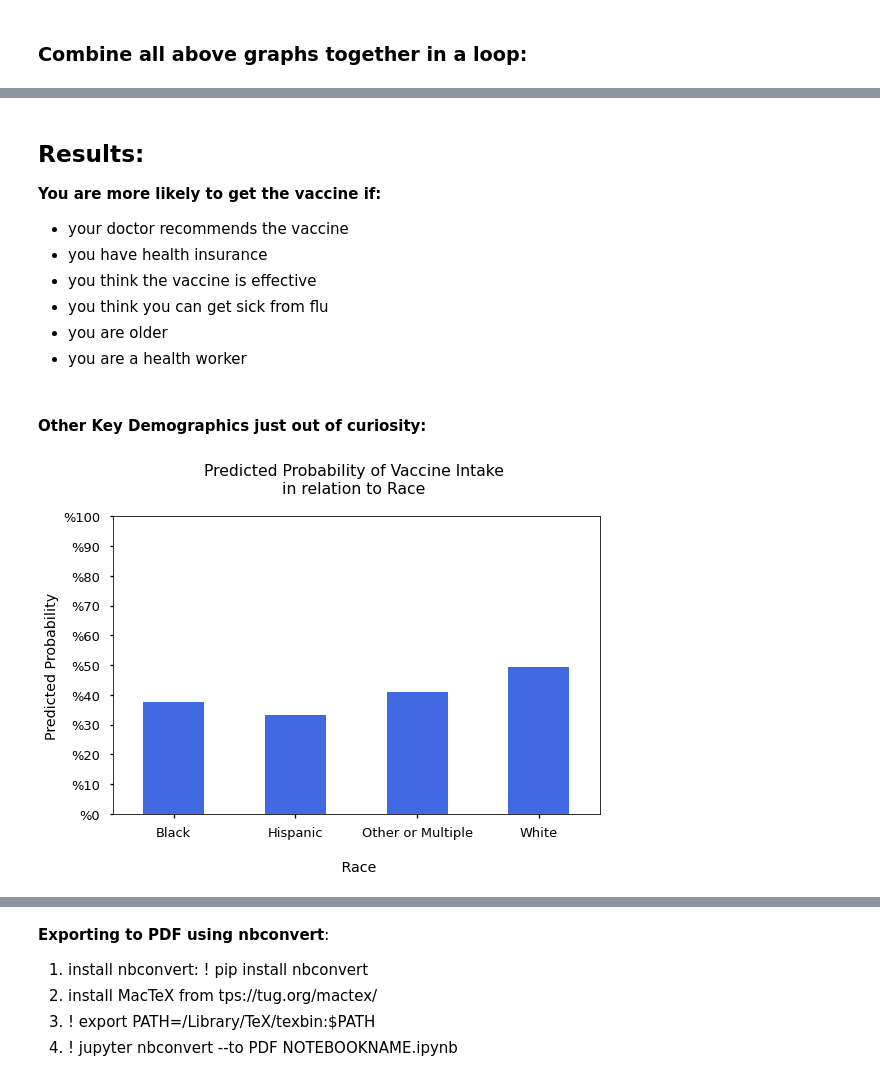
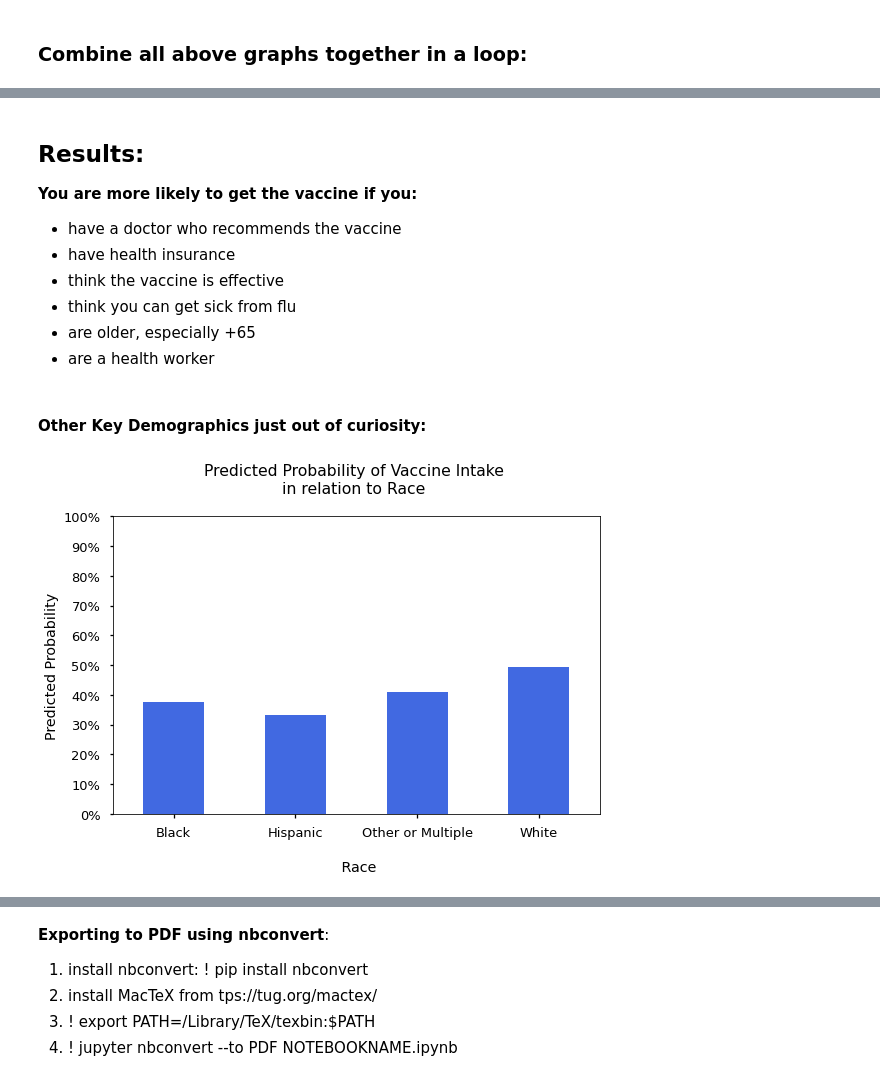
Before and after one commit to erdemiraysu/Seasonal_Flu_Vaccine_Intake_Classification, a Jupyter notebook: Notebook.ipynb, the cells around one changed output, grey strips where cells are left out. Cells and saved outputs as stored; diff of their text form; code cells hidden in the pictures.

```diff
--- a/Notebook.ipynb
+++ b/Notebook.ipynb
@@ -2177,7 +2202,7 @@ with plt.style.context('seaborn-talk'):
     ax.set_xticklabels(["Not at all", "Not very", " Don't know", " Somewhat", "Very"], rotation = 25)
     ax.set_ylabel("Predicted Probability")
     ax.set_yticks(range(0,110,10))
-    ax.yaxis.set_major_formatter(mpl.ticker.StrMethodFormatter('%{x:,.0f}'))
+    ax.yaxis.set_major_formatter(mpl.ticker.StrMethodFormatter('{x:,.0f}%'))
     ax.set_title("Predicted Probability of Vaccine Intake \nin relation to Vaccine Effectiveness \n")
     fig.tight_layout()
     fig.savefig('./images/PredictedPlot_opinion_seas_vacc_effective', dpi=300, bbox_inches='tight')
@@ -2192,7 +2217,7 @@ with plt.style.context('seaborn-talk'):
     ax.set_xticklabels(["Very low", "Somewhat low", " Don't know", " Somewhat high", "Very high"], rotation = 25)
     ax.set_ylabel("Predicted Probability")
     ax.set_yticks(range(0,110,10))
-    ax.yaxis.set_major_formatter(mpl.ticker.StrMethodFormatter('%{x:,.0f}'))
+    ax.yaxis.set_major_formatter(mpl.ticker.StrMethodFormatter('{x:,.0f}%'))
     ax.set_title("Predicted Probability of Vaccine Intake \nin relation to Risk of Sickness \n")
     fig.tight_layout()
     fig.savefig('./images/PredictedPlot_opinion_seas_risk', dpi=300, bbox_inches='tight')
@@ -2207,7 +2232,7 @@ with plt.style.context('seaborn-talk'):
     ax.set_xticklabels(["13-34", "35-44", "45-54", "55-64", "65+"], rotation = 0)
     ax.set_ylabel("Predicted Probability")
     ax.set_yticks(range(0,110,10))
-    ax.yaxis.set_major_formatter(mpl.ticker.StrMethodFormatter('%{x:,.0f}'))
+    ax.yaxis.set_major_formatter(mpl.ticker.StrMethodFormatter('{x:,.0f}%'))
     ax.set_title("Predicted Probability of Vaccine Intake \nin relation to Age \n")
     fig.tight_layout()
     fig.savefig('./images/PredictedPlot_age_group', dpi=300, bbox_inches='tight')
@@ -2220,7 +2245,7 @@ def probability_plot(data, column, target, ax):  # if ax = None no axis sent and
     (data.groupby(column)[target].mean()*100).plot.bar(ax= ax, color = 'royalblue')
     ax.set_ylabel("Predicted Probability")
     ax.set_yticks(range(0,110,10))
-    ax.yaxis.set_major_formatter(mpl.ticker.StrMethodFormatter('%{x:,.0f}'))
+    ax.yaxis.set_major_formatter(mpl.ticker.StrMethodFormatter('{x:,.0f}%'))
 # %%
 columns = ['doctor_recc_seasonal', 'health_insurance', 'opinion_seas_vacc_effective', 'opinion_seas_risk', 'age_group', 'health_worker']
 labels = ["Doctor Recommended", "Health Insurance", "Vaccine Effectiveness", "Risk of sickness", "Age Group", "Health Worker"]
@@ -2267,31 +2292,31 @@ with plt.style.context('seaborn-talk'):
 # %% [markdown]
 ## Results:
 
-**You are more likely to get the vaccine if:**
+**You are more likely to get the vaccine if you:**
 
-   - your doctor recommends the vaccine
-   - you have health insurance
-   - you think the vaccine is effective
-   - you think you can get sick from flu
-   - you are older
-   - you are a health worker
+   - have a doctor who recommends the vaccine
+   - have health insurance
+   - think the vaccine is effective
+   - think you can get sick from flu
+   - are older, especially +65
+   - are a health worker
 # %% [markdown]
 #### Other Key Demographics just out of curiosity:
 # %%
 with plt.style.context('seaborn-talk'):
     fig, ax = plt.subplots(figsize=(8,6))
     (df_predicted.groupby("race")['seasonal_vaccine_pred'].mean()*100).plot.bar(ax=ax, color = 'royalblue')
     ax.set_xlabel("\n Race")
     ax.set_xticks([0,1,2,3])
     ax.set_xticklabels(["Black", "Hispanic", "Other or Multiple", "White"], rotation = 0)
     ax.set_ylabel("Predicted Probability")
     ax.set_yticks(range(0,110,10))
-    ax.yaxis.set_major_formatter(mpl.ticker.StrMethodFormatter('%{x:,.0f}'))
+    ax.yaxis.set_major_formatter(mpl.ticker.StrMethodFormatter('{x:,.0f}%'))
     ax.set_title("Predicted Probability of Vaccine Intake \nin relation to Race \n")
     fig.tight_layout()
     fig.savefig('./images/PredictedPlot_race', dpi=300, bbox_inches='tight')
 # %% [output]
-[figure, old version]
+[figure, new version]
 # %%
 with plt.style.context('seaborn-talk'):
     fig, ax = plt.subplots(figsize=(8,6))
```
Also changed, not shown: parts of 18 cells of this notebook.
